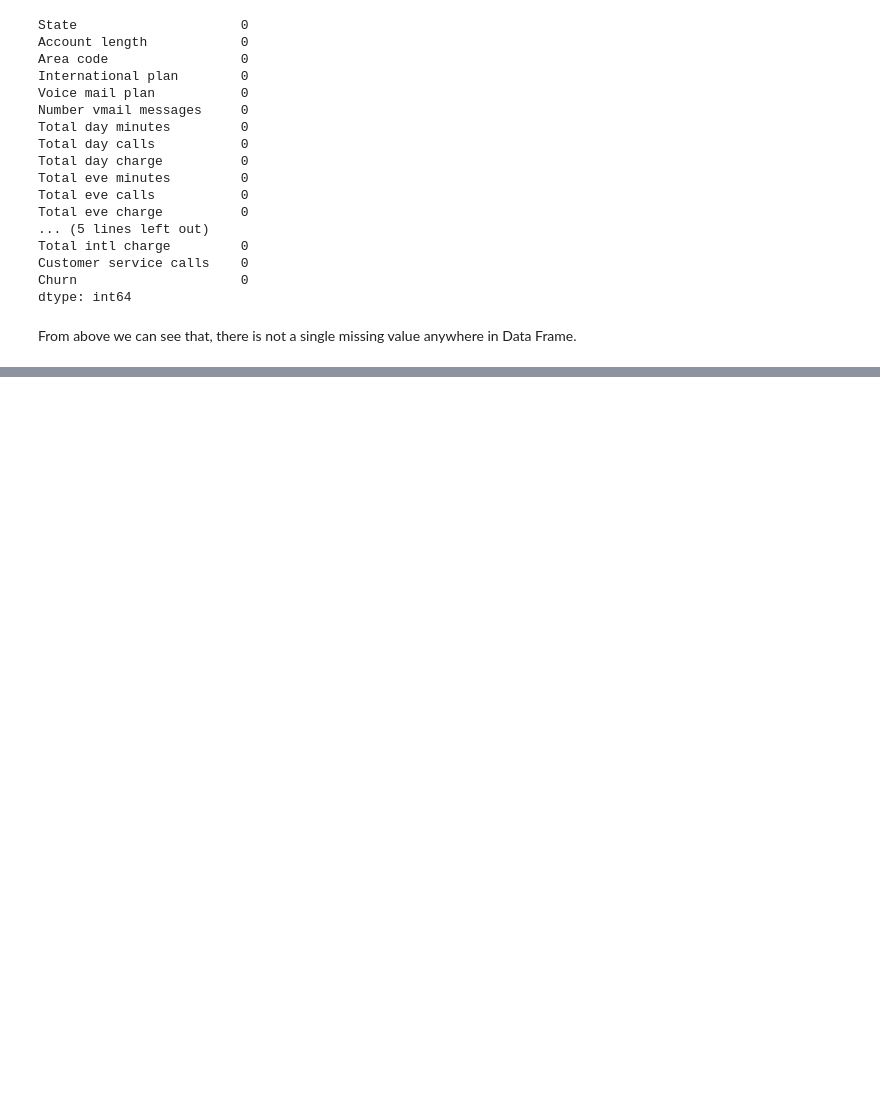
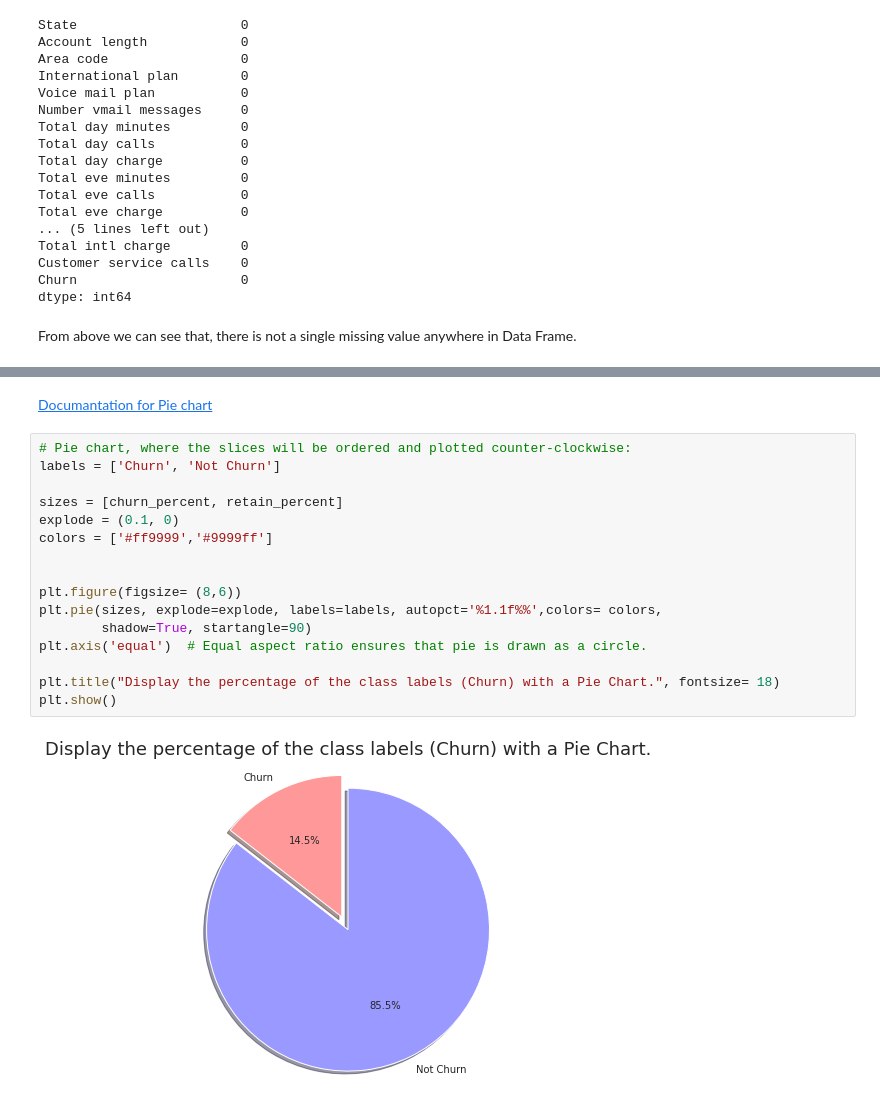
Before and after one commit to Gaurav2912/Telecom-Churn-Analysis---Capstone-Project, a Jupyter notebook: Telecom_Churn_Analysis_Capstone_Project.ipynb, the cells around one changed output, grey strips where cells are left out. Saved outputs shown, nothing was run; the diff lists cells and outputs as text; blank space fills up the shorter version.

```diff
--- a/Telecom_Churn_Analysis_Capstone_Project.ipynb
+++ b/Telecom_Churn_Analysis_Capstone_Project.ipynb
@@ -103,0 +267,20 @@ object type, int tp
+# %% [markdown]
+[Documantation for Pie chart](https://matplotlib.org/stable/gallery/pie_and_polar_charts/pie_features.html)
+# %%
+# Pie chart, where the slices will be ordered and plotted counter-clockwise:
+labels = ['Churn', 'Not Churn']
+
+sizes = [churn_percent, retain_percent]
+explode = (0.1, 0)
+colors = ['#ff9999','#9999ff']
+
+
+plt.figure(figsize= (8,6))
+plt.pie(sizes, explode=explode, labels=labels, autopct='%1.1f%%',colors= colors,
+        shadow=True, startangle=90)
+plt.axis('equal')  # Equal aspect ratio ensures that pie is drawn as a circle.
+
+plt.title("Display the percentage of the class labels (Churn) with a Pie Chart.", fontsize= 18)
+plt.show()
+# %% [output]
+[figure, added]
```
Also changed, not shown: parts of 36 cells of this notebook.
